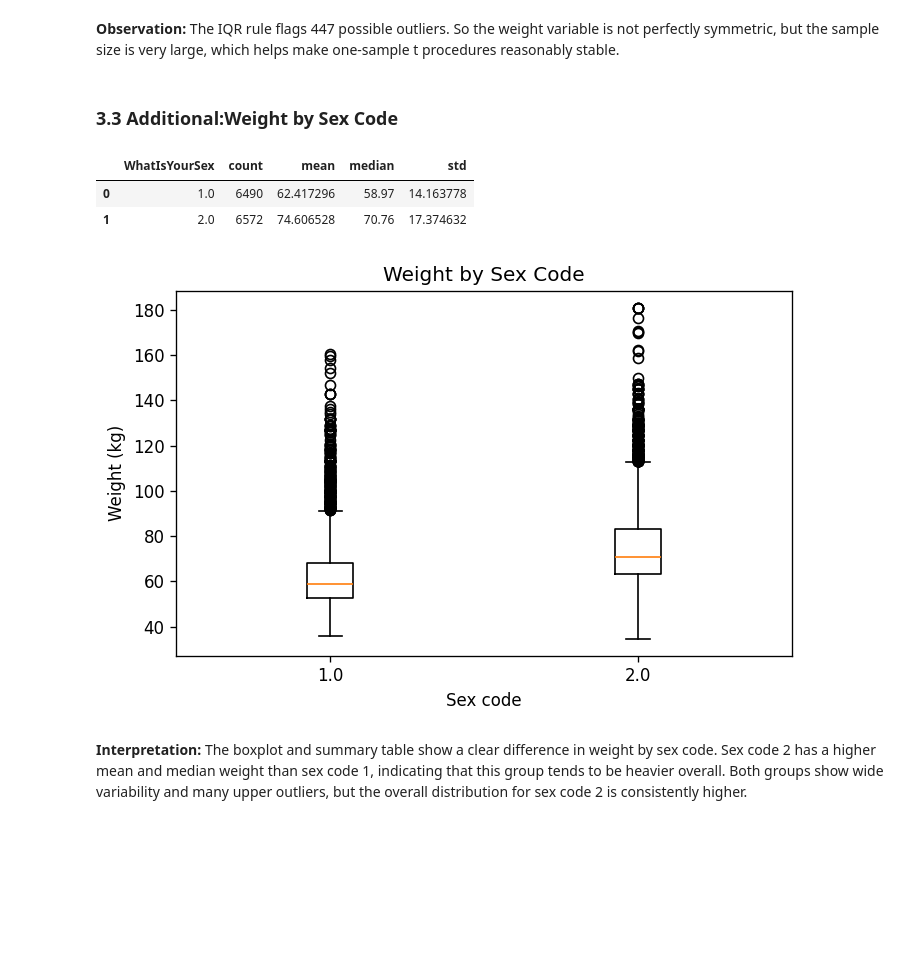
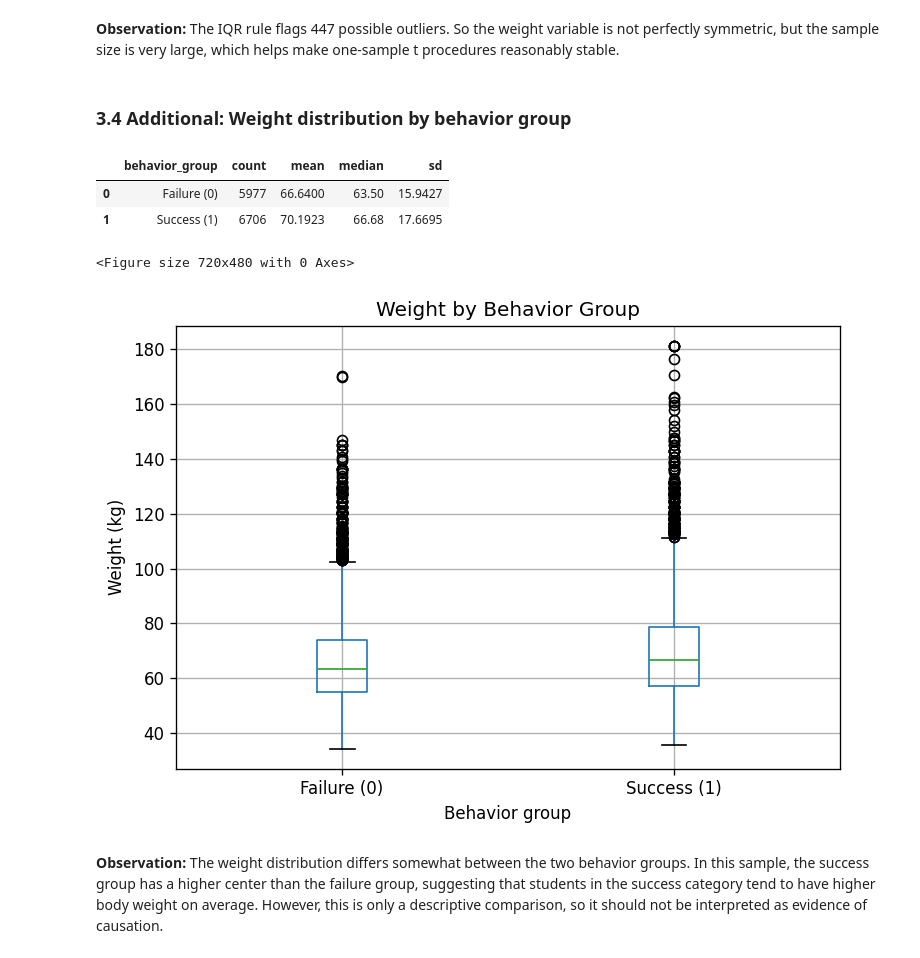
Before and after one commit to asd854026/2026-Spring-Stat2-Cycle2, a Jupyter notebook: notebooks/02_eda.ipynb, the cells around one changed output. Saved outputs shown, nothing was run; the diff lists cells and outputs as text; code cells hidden in the pictures; blank space fills up the shorter version.

```diff
--- a/notebooks/02_eda.ipynb
+++ b/notebooks/02_eda.ipynb
@@ -249,31 +265,44 @@ plt.show()
 # %% [markdown]
 **Observation:** The IQR rule flags 447 possible outliers. So the weight variable is not perfectly symmetric, but the sample size is very large, which helps make one-sample t procedures reasonably stable.
 # %% [markdown]
-### 3.3 Additional:Weight by Sex Code
+### 3.4 Additional: Weight distribution by behavior group
 # %%
-sex_weight = (
-    cont_valid.groupby("WhatIsYourSex")[CONT_VAR]
+# Additional EDA for continuous variable:
+# Weight distribution by behavior group
+
+weight_by_behavior = processed[["behavior_binary", CONT_VAR]].dropna().copy()
+
+weight_by_behavior["behavior_group"] = weight_by_behavior["behavior_binary"].map({
+    1: "Success (1)",
+    0: "Failure (0)"
+})
+
+weight_behavior_summary = (
+    weight_by_behavior.groupby("behavior_group")[CONT_VAR]
     .agg(["count", "mean", "median", "std"])
     .reset_index()
 )
-sex_weight.to_csv(TAB_DIR / "02_weight_by_sex_code.csv", index=False)
-display(sex_weight)
 
-groups = [grp[CONT_VAR].values for _, grp in cont_valid.groupby("WhatIsYourSex")]
-labels = [str(code) for code, _ in cont_valid.groupby("WhatIsYourSex")]
+weight_behavior_summary = weight_behavior_summary.rename(columns={"std": "sd"})
+weight_behavior_summary[["mean", "median", "sd"]] = weight_behavior_summary[["mean", "median", "sd"]].round(4)
+
+weight_behavior_summary.to_csv(TAB_DIR / "02_weight_by_behavior_group.csv", index=False)
+display(weight_behavior_summary)
 
 plt.figure(figsize=(6, 4))
-plt.boxplot(groups, tick_labels=labels)
-plt.title("Weight by Sex Code")
-plt.xlabel("Sex code")
+weight_by_behavior.boxplot(column=CONT_VAR, by="behavior_group")
+plt.title("Weight by Behavior Group")
+plt.suptitle("")
+plt.xlabel("Behavior group")
 plt.ylabel("Weight (kg)")
 plt.tight_layout()
-plt.savefig(FIG_DIR / "02_weight_by_sex_code_boxplot.png", bbox_inches="tight")
+plt.savefig(FIG_DIR / "02_weight_by_behavior_group_boxplot.png", bbox_inches="tight")
 plt.show()
 # %% [output]
-|  | WhatIsYourSex | count | mean | median | std |
-| 0 | 1.0 | 6490 | 62.417296 | 58.97 | 14.163778 |
-| 1 | 2.0 | 6572 | 74.606528 | 70.76 | 17.374632 |
+|  | behavior_group | count | mean | median | sd |
+| 0 | Failure (0) | 5977 | 66.6400 | 63.50 | 15.9427 |
+| 1 | Success (1) | 6706 | 70.1923 | 66.68 | 17.6695 |
+<Figure size 720x480 with 0 Axes>
-[figure, old version]
+[figure, new version]
 # %% [markdown]
-**Interpretation:** The boxplot and summary table show a clear difference in weight by sex code. Sex code 2 has a higher mean and median weight than sex code 1, indicating that this group tends to be heavier overall. Both groups show wide variability and many upper outliers, but the overall distribution for sex code 2 is consistently higher.
+**Observation:** The weight distribution differs somewhat between the two behavior groups. In this sample, the success group has a higher center than the failure group, suggesting that students in the success category tend to have higher body weight on average. However, this is only a descriptive comparison, so it should not be interpreted as evidence of causation.
```
Also changed, not shown: parts of 10 cells of this notebook, 18 other files.
